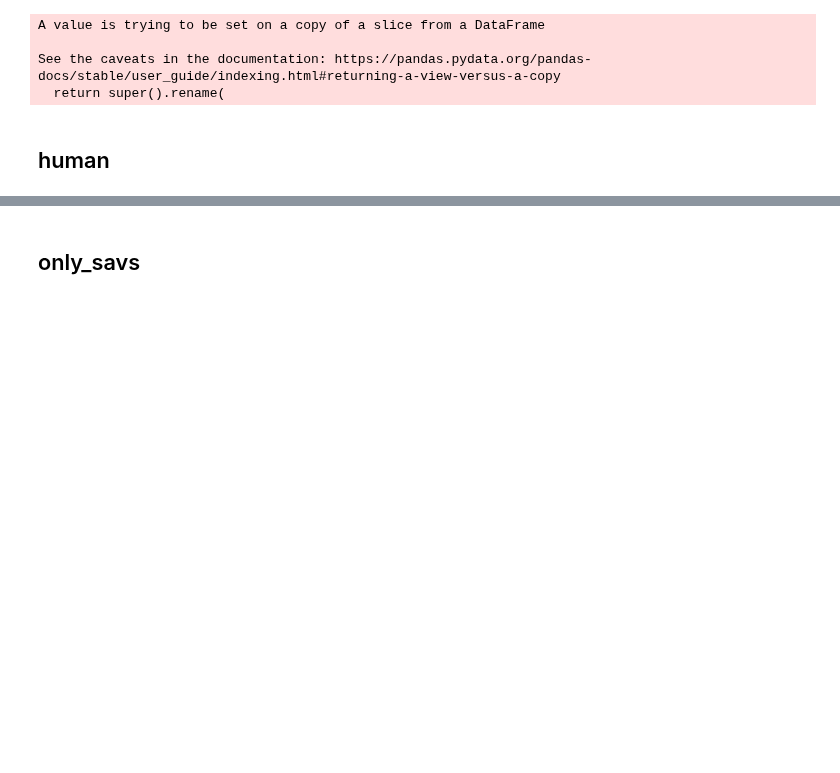
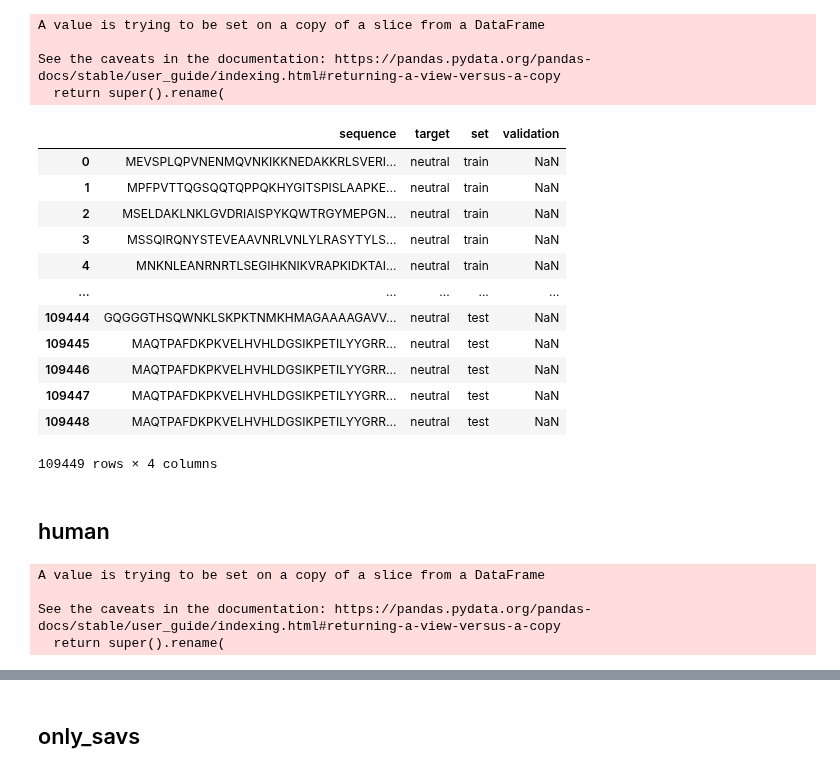
Before and after one commit to J-SNACKKB/FLIP, a Jupyter notebook: collect_splits/6_sav.ipynb, the cells around one changed output, grey strips where cells are left out. Drawn from its saved outputs; the diff is of its cells as text; code cells hidden in the pictures; blank space fills up the shorter version.

```diff
--- a/collect_splits/6_sav.ipynb
+++ b/collect_splits/6_sav.ipynb
@@ -490,8 +490,9 @@ test_human_savs = test_savs[test_savs['id'].str.contains("HUMAN")]
 mixed = DataFrame(columns = ["sequence", "target", "set", "validation"])
 
 # Add train samples (wild types + folds 1-8)
-tmp = train_wildtypes
+tmp = train_wildtypes[["sequence", "variation"]]
 tmp = tmp.append(test_wildtypes[["sequence", "variation"]])
+tmp.variation = ["neutral"] * len(tmp) # WT = Neutral
 tmp = tmp.append(train_savs[["sequence", "variation"]])
 tmp.rename(columns = {"variation": "target"}, inplace = True)
 tmp.insert(2, "set", ["train"]*len(tmp))
@@ -514,6 +515,22 @@ A value is trying to be set on a copy of a slice from a DataFrame
 
 See the caveats in the documentation: https://pandas.pydata.org/pandas-docs/stable/user_guide/indexing.html#returning-a-view-versus-a-copy
   return super().rename(
+# %%
+mixed
+# %% [output]
+|  | sequence | target | set | validation |
+| 0 | MEVSPLQPVNENMQVNKIKKNEDAKKRLSVERI... | neutral | train | NaN |
+| 1 | MPFPVTTQGSQQTQPPQKHYGITSPISLAAPKE... | neutral | train | NaN |
+| 2 | MSELDAKLNKLGVDRIAISPYKQWTRGYMEPGN... | neutral | train | NaN |
+| 3 | MSSQIRQNYSTEVEAAVNRLVNLYLRASYTYLS... | neutral | train | NaN |
+| 4 | MNKNLEANRNRTLSEGIHKNIKVRAPKIDKTAI... | neutral | train | NaN |
+| ... | ... | ... | ... | ... |
+| 109444 | GQGGGTHSQWNKLSKPKTNMKHMAGAAAAGAVV... | neutral | test | NaN |
+| 109445 | MAQTPAFDKPKVELHVHLDGSIKPETILYYGRR... | neutral | test | NaN |
+| 109446 | MAQTPAFDKPKVELHVHLDGSIKPETILYYGRR... | neutral | test | NaN |
+| 109447 | MAQTPAFDKPKVELHVHLDGSIKPETILYYGRR... | neutral | test | NaN |
+| 109448 | MAQTPAFDKPKVELHVHLDGSIKPETILYYGRR... | neutral | test | NaN |
+109449 rows × 4 columns
 # %%
 mixed.to_csv(split_path / 'splits' / 'mixed.csv', index = False)
 # %% [markdown]
@@ -523,8 +540,9 @@ mixed.to_csv(split_path / 'splits' / 'mixed.csv', index = False)
 human = DataFrame(columns = ["sequence", "target", "set", "validation"])
 
 # Add train samples (human wild types + folds 1-8)
-tmp = train_human_wildtypes
+tmp = train_human_wildtypes[["sequence", "variation"]]
 tmp = tmp.append(test_human_wildtypes[["sequence", "variation"]])
+tmp.variation = ["neutral"] * len(tmp) # WT = Neutral
 tmp = tmp.append(train_human_savs[["sequence", "variation"]])
 tmp.rename(columns = {"variation": "target"}, inplace = True)
 tmp.insert(2, "set", ["train"]*len(tmp))
@@ -542,3 +560,8 @@ tmp.insert(2, "set", ["test"]*len(tmp))
 human = human.append(tmp)
 
 human = human.reset_index(drop = True)
+# %% [output]
+A value is trying to be set on a copy of a slice from a DataFrame
+
+See the caveats in the documentation: https://pandas.pydata.org/pandas-docs/stable/user_guide/indexing.html#returning-a-view-versus-a-copy
+  return super().rename(
```
Also changed, not shown: parts of 5 cells of this notebook, 1 other file.
